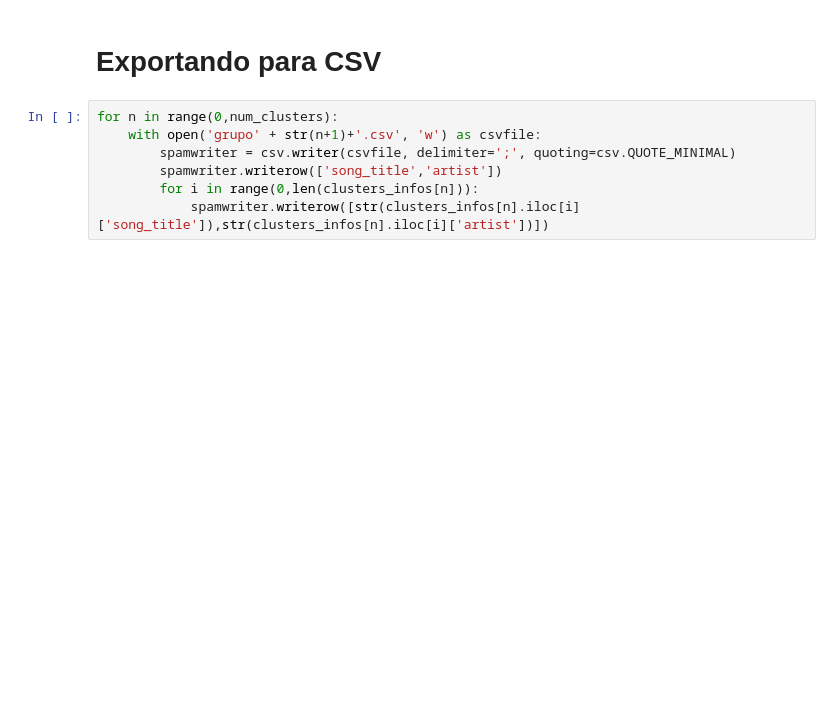
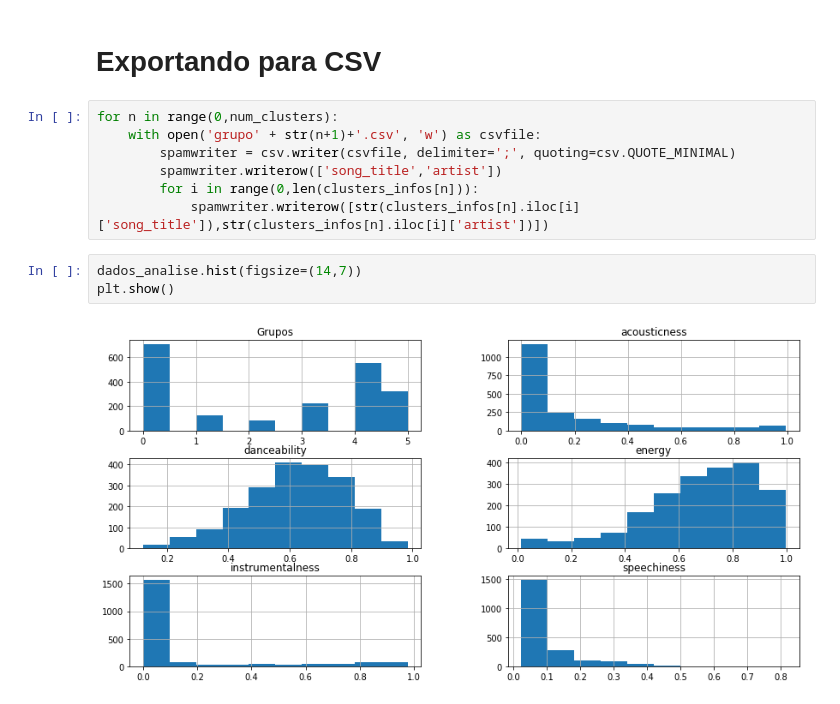
Before and after one commit to VinniciusC/T2-IA, a Jupyter notebook: T2 IA.ipynb, the cells around one changed output. Drawn from its saved outputs; the diff is of its cells as text; blank space fills up the shorter version.

Commit message:
histograma adicionado

```diff
--- a/T2 IA.ipynb
+++ b/T2 IA.ipynb
@@ -198,3 +181,8 @@ for n in range(0,num_clusters):
         spamwriter.writerow(['song_title','artist'])
         for i in range(0,len(clusters_infos[n])):
             spamwriter.writerow([str(clusters_infos[n].iloc[i]['song_title']),str(clusters_infos[n].iloc[i]['artist'])])
+# %%
+dados_analise.hist(figsize=(14,7))
+plt.show()
+# %% [output]
+[figure, added]
```
Also changed, not shown: parts of 8 cells of this notebook, 7 other files.
